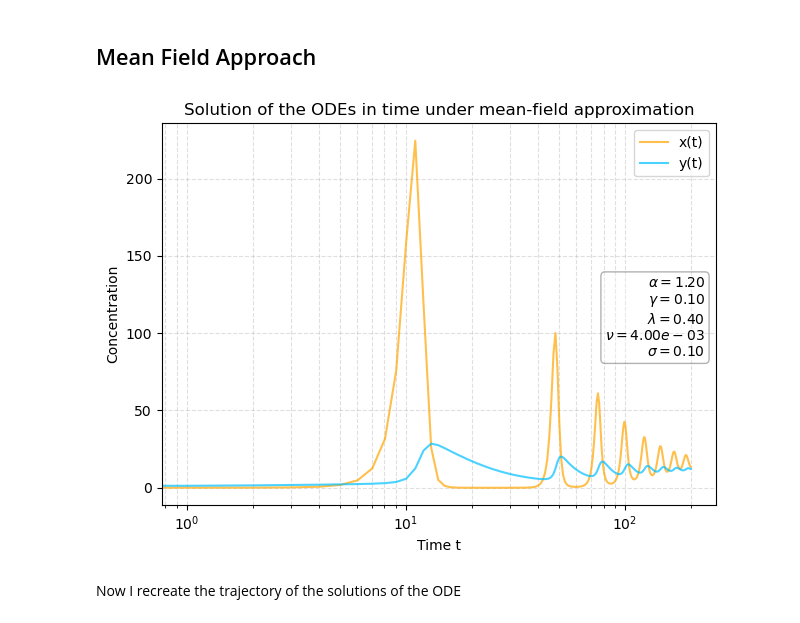
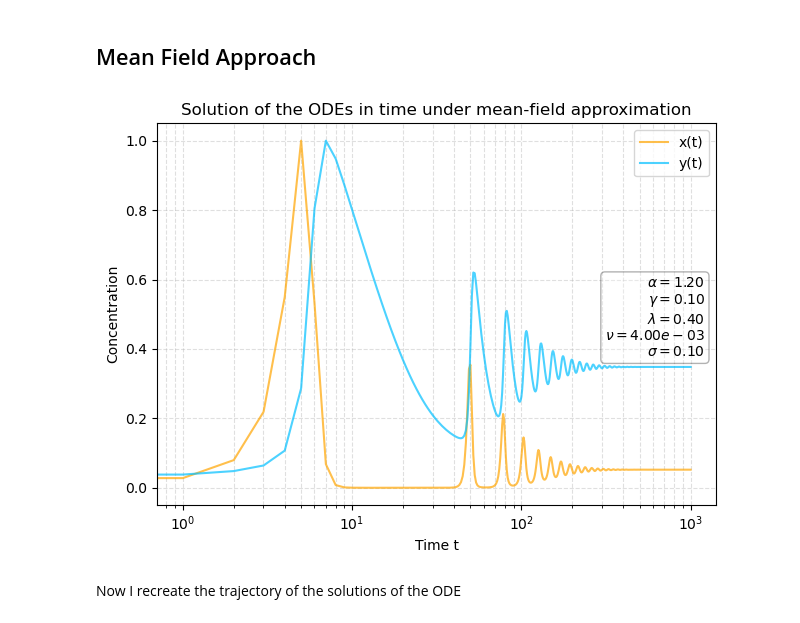
Before and after one commit to pietromalagoli/PCS, a Jupyter notebook: project.ipynb, the cells around one changed output. Cells and saved outputs as stored; diff of their text form; code cells hidden in the pictures.

```diff
--- a/project.ipynb
+++ b/project.ipynb
@@ -12,14 +13,14 @@ import aux      # it's a file with some generic auxiliary functions I often use
 np.random.seed(12345)
 
 # I set some parameters for the whole project
-time_steps = 200    # 1000
+time_steps = 1000    # 1000
 
 # Set the time grid for the ODEs
 t_s = np.linspace(0,time_steps,time_steps)
 
 # parameters initialization (I use the parameters listed in the caption of Figure 3)
 par = {
-    'alpha': 1.2,
+    'alpha': 1.2,   # 1.2
     'gamma': 0.1,   # questo sarebbe 0.01
     'lambda': 0.4,
     'nu': 0.004,
@@ -81,7 +82,7 @@ The parameters represent:
 ## Mean Field Approach ##
 # %%
 # set initial conditions
-z0 = np.array([0.01,np.random.poisson(lam=1)])    # z=[x,y]
+z0 = np.array([3,np.random.poisson(lam=1)])    # z=[x,y]
 #z0 = np.array([x_star,y_star])    # z=[x*,y*] (I try to initialize at a fixed point to verify stability)
 
 '''
@@ -96,38 +97,41 @@ par = {
     'Dy': 0.
 }
 '''
 
 def system(z:np.ndarray ,t:np.ndarray ,par:dict):
 
     x, y = z
+    if x < 0.:
+        x = 0.
+    if y < 0.:
+        y = 0.
     dxdt = par['alpha']*x - par['gamma']*x*y
     dydt = par['lambda'] + par['nu']*x*y - par['sigma']*y
     return [dxdt,dydt]
 
 # Solve
 X_ode = odeint(system,z0,t_s,args=(par,))[:,0]
 Y_ode = odeint(system,z0,t_s,args=(par,))[:,1]
 
-'''
 # Normalization
-X_ode = X_ode/np.mean(X_ode)
-Y_ode = X_ode/np.mean(Y_ode)
-'''
+X_ode /= np.max(X_ode)
+Y_ode /= np.max(Y_ode)
+
 # Solution of the X ODE
 #plt.figure(figsize=(12,8))
 plt.plot(t_s, X_ode, c='orange', label='x(t)',alpha=0.7)
 plt.plot(t_s, Y_ode, c='deepskyblue', label='y(t)',alpha=0.7)
 plt.title('Solution of the ODEs in time under mean-field approximation')
 plt.xlabel('Time t')
 plt.ylabel('Concentration')
 plt.xscale('log')
 plt.grid(True, which="both",alpha=0.4,linestyle='--')
 add_par_box(par)
 plt.legend()
 plt.tight_layout()
 plt.show()
 # %% [output]
-[figure, old version]
+[figure, new version]
 # %% [markdown]
 Now I recreate the trajectory of the solutions of the ODE
 # %%
```
Also changed, not shown: parts of 4 cells of this notebook.
